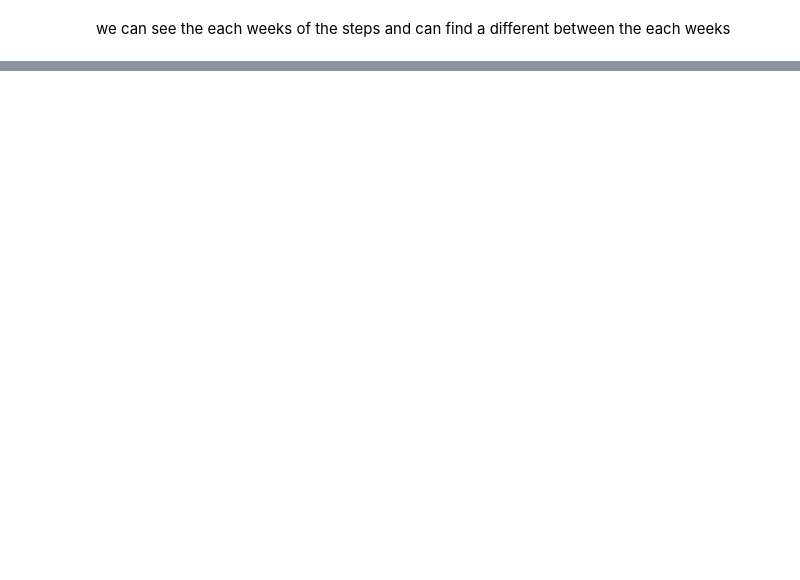
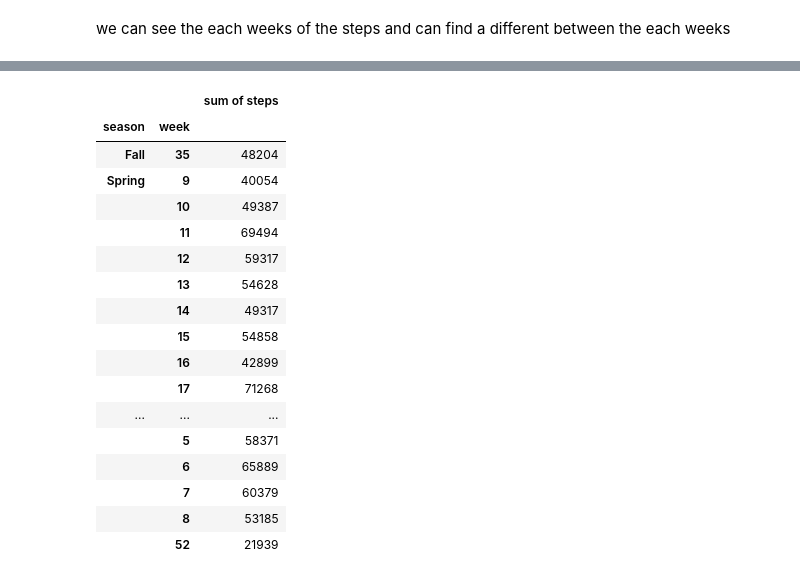
Before and after one commit to KuaiYu715/Steps-Counts-Analysis, a Jupyter notebook: Group data exploration/WEEK08-PENGYU LIU TPP08 for dataset 1.ipynb, the cells around one changed output, grey strips where cells are left out. Drawn from its saved outputs; the diff is of its cells as text; code cells hidden in the pictures; blank space fills up the shorter version.

```diff
--- a/Group data exploration/WEEK08-PENGYU LIU TPP08 for dataset 1.ipynb
+++ b/Group data exploration/WEEK08-PENGYU LIU TPP08 for dataset 1.ipynb
@@ -105,0 +136,7 @@ fig.show()
+# %%
+season = gb_month.copy()
+# %%
+season['month'] = season['month'].replace([3,4,5], 'Spring')
+season['month'] = season['month'].replace([6,7,8], 'Summer')
+season['month'] = season['month'].replace([9,10,11], 'Fall')
+season['month'] = season['month'].replace([12,1,2], 'Winter')
@@ -105,0 +167,3 @@ fig.show()
+# %%
+season.rename({"Steps (count)":"sum of steps"}, axis = 1, inplace = True)
+season.rename({"month":"season"}, axis = 1, inplace = True)
@@ -105,0 +179,23 @@ fig.show()
+# %%
+gb_season = season.groupby(['season','week']).mean() #We have grouped the averages of different seasons and weeks
+# %%
+gb_season
+# %% [output]
+|  |  | sum of steps |
+| season | week |  |
+| Fall | 35 | 48204 |
+| Spring | 9 | 40054 |
+|  | 10 | 49387 |
+|  | 11 | 69494 |
+|  | 12 | 59317 |
+|  | 13 | 54628 |
+|  | 14 | 49317 |
+|  | 15 | 54858 |
+|  | 16 | 42899 |
+|  | 17 | 71268 |
+| ... | ... | ... |
+|  | 5 | 58371 |
+|  | 6 | 65889 |
+|  | 7 | 60379 |
+|  | 8 | 53185 |
+|  | 52 | 21939 |
```
Also changed, not shown: parts of 14 cells of this notebook, 1 other file.
